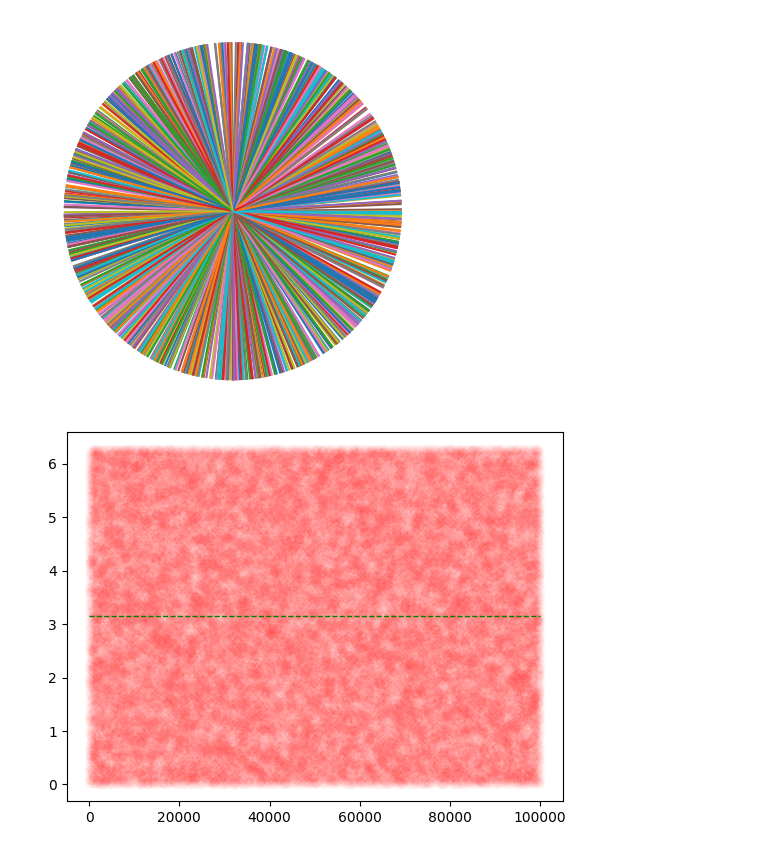
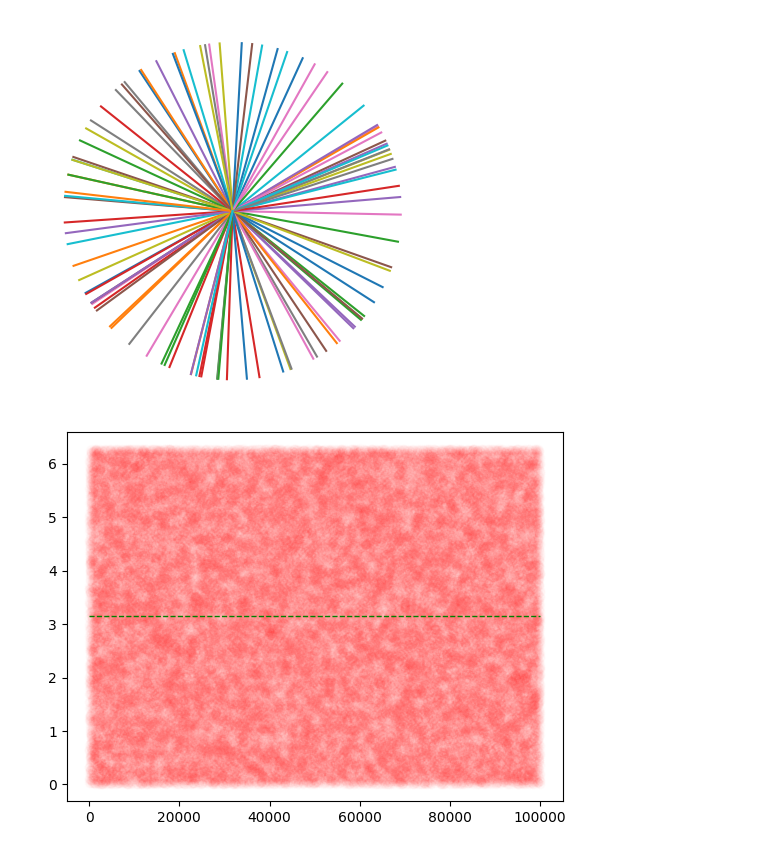
Before and after one commit to viktor-kertanov/master-math, a Jupyter notebook: ch9_trigonometry/3_plot_unit_vectors_random.ipynb, the cells around one changed output. Cells and saved outputs as stored; diff of their text form; code cells hidden in the pictures.

```diff
--- a/ch9_trigonometry/3_plot_unit_vectors_random.ipynb
+++ b/ch9_trigonometry/3_plot_unit_vectors_random.ipynb
@@ -4,20 +4,20 @@ import matplotlib.pyplot as plt
 # %%
 angles = np.linspace(0, 2*np.pi, 1000)
 
 x = np.cos(angles)
 y = np.sin(angles)
 
-n=1000
+n=100
 random_angles = np.random.rand(n)*2*np.pi
 
 # plt.plot(x, y)
 for angle in random_angles:
     plt.plot([0, np.cos(angle)], [0, np.sin(angle)])
 plt.gca().set_aspect('equal')
 plt.axis('off')
 plt.show()
 # %% [output]
-[figure, old version]
+[figure, new version]
 # %%
 #Proof check
 n=100000
```
Also changed, not shown: 16 other files.
